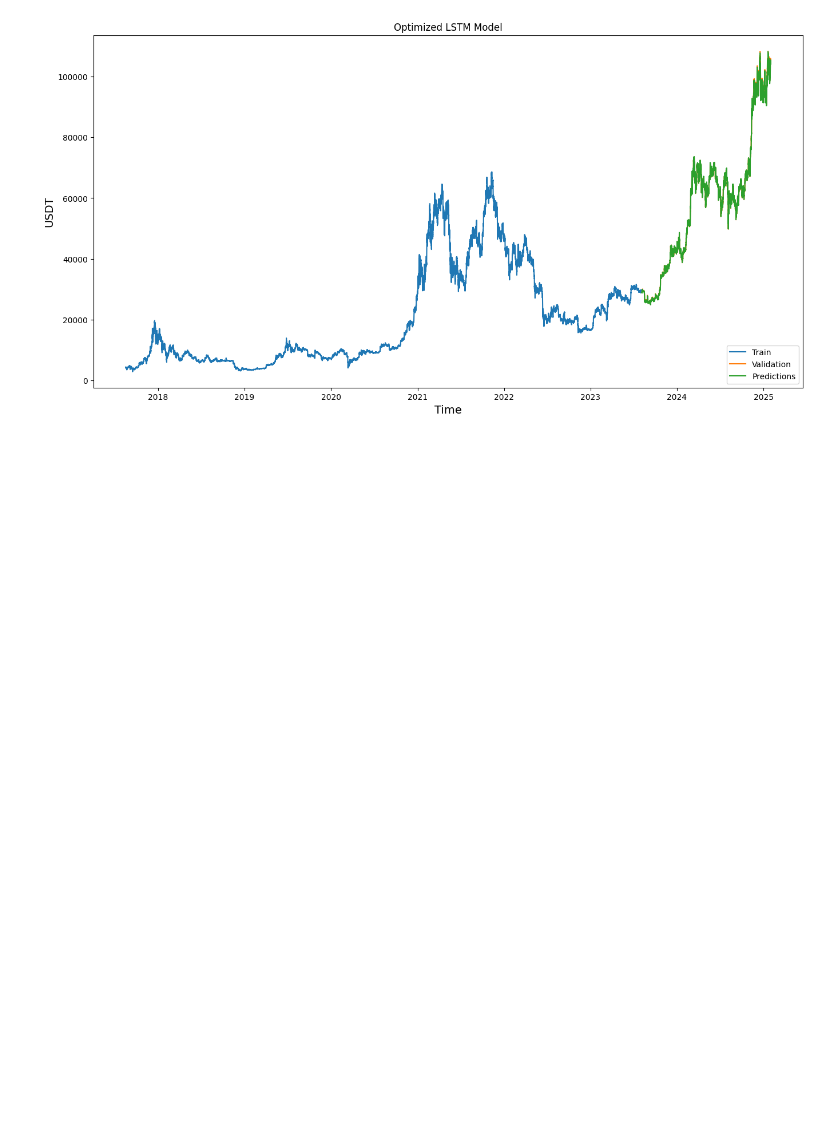
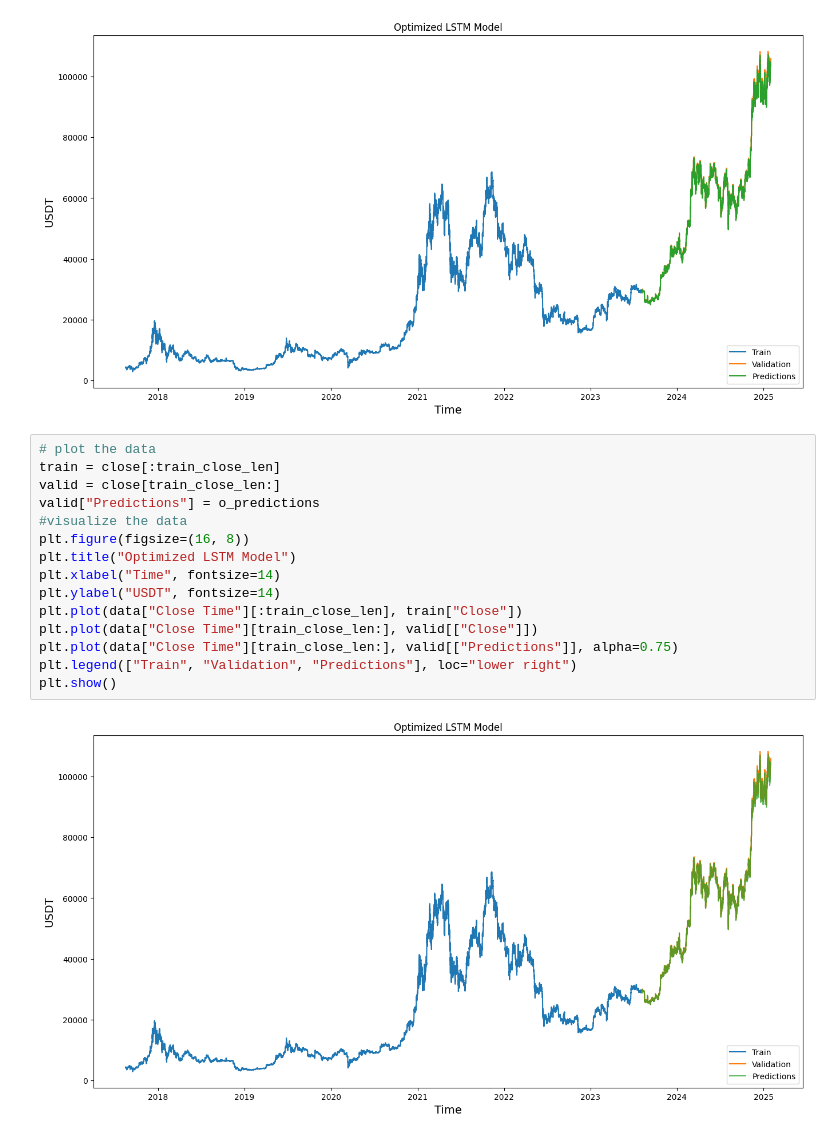
Before and after one commit to GRQ34/ML-Proyecto-Final, a Jupyter notebook: Bitcoin_Forecasting.ipynb, the cells around one changed output. Cells and saved outputs as stored; diff of their text form; blank space fills up the shorter version.

```diff
--- a/Bitcoin_Forecasting.ipynb
+++ b/Bitcoin_Forecasting.ipynb
@@ -301,3 +307,20 @@ plt.legend(["Train", "Validation", "Predictions"], loc="lower right")
 plt.show()
 # %% [output]
 [figure]
+# %%
+# plot the data
+train = close[:train_close_len]
+valid = close[train_close_len:]
+valid["Predictions"] = o_predictions
+#visualize the data
+plt.figure(figsize=(16, 8))
+plt.title("Optimized LSTM Model")
+plt.xlabel("Time", fontsize=14)
+plt.ylabel("USDT", fontsize=14)
+plt.plot(data["Close Time"][:train_close_len], train["Close"])
+plt.plot(data["Close Time"][train_close_len:], valid[["Close"]])
+plt.plot(data["Close Time"][train_close_len:], valid[["Predictions"]], alpha=0.75)
+plt.legend(["Train", "Validation", "Predictions"], loc="lower right")
+plt.show()
+# %% [output]
+[figure, added]
```
Also changed, not shown: parts of 7 cells of this notebook.
